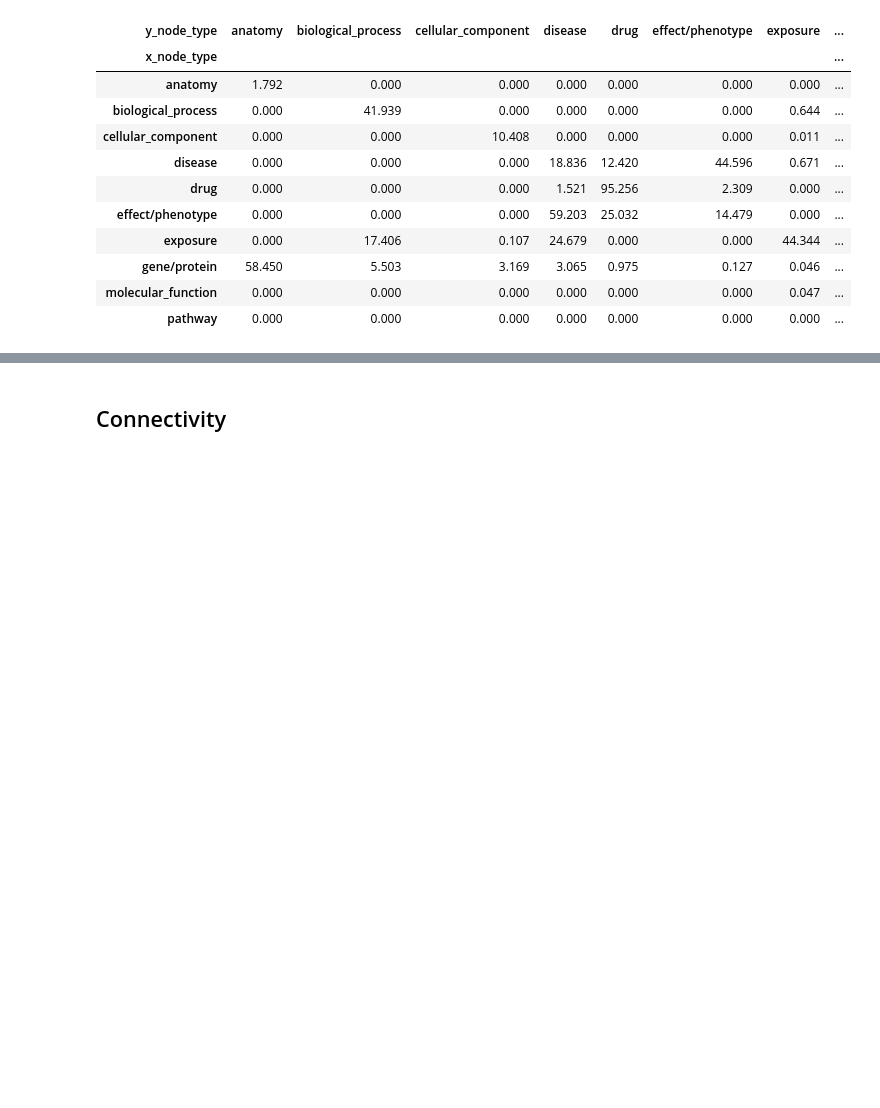
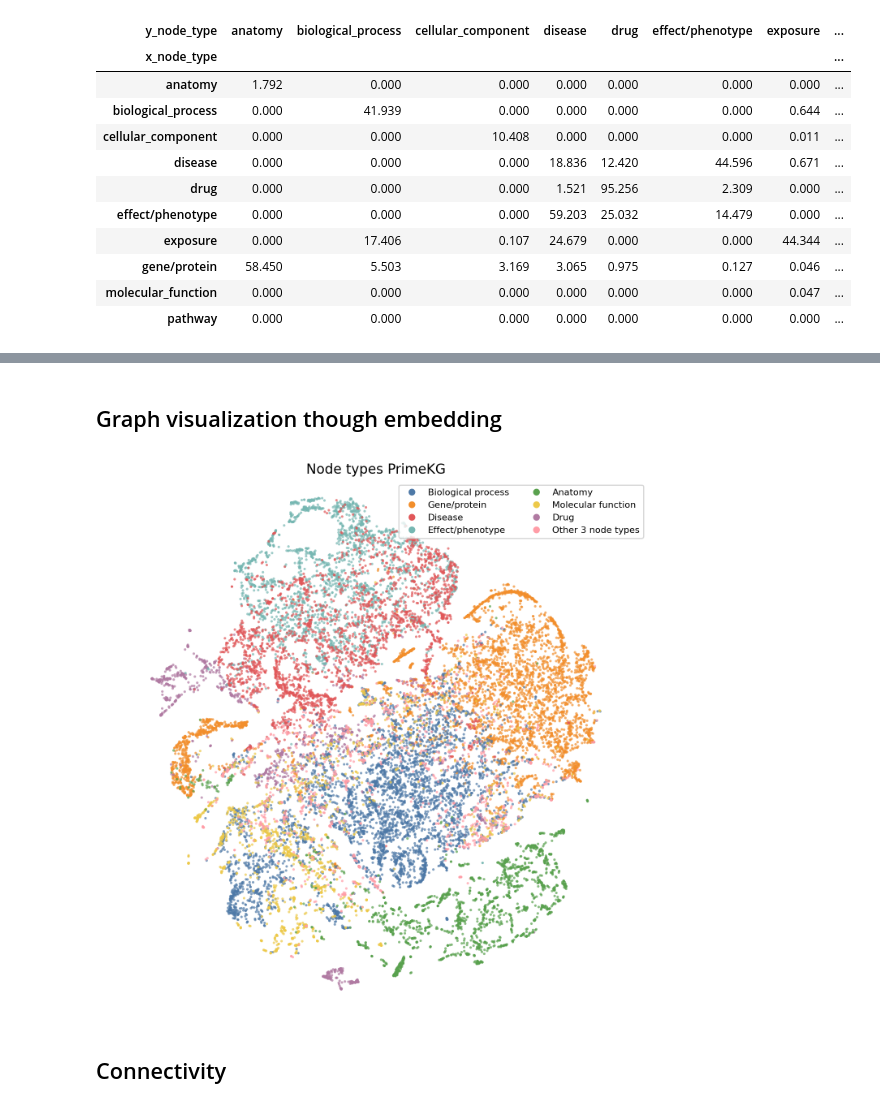
Before and after one commit to LuciaMellini/PatientKG, a Jupyter notebook: code/PrimeKG_Analysis/PrimeKG_analysis.ipynb, the cells around one changed output, grey strips where cells are left out. Saved outputs shown, nothing was run; the diff lists cells and outputs as text; code cells hidden in the pictures; blank space fills up the shorter version.

Commit message:
add PrimeKG visualization through embedding

```diff
--- a/code/PrimeKG_Analysis/PrimeKG_analysis.ipynb
+++ b/code/PrimeKG_Analysis/PrimeKG_analysis.ipynb
@@ -257,3 +195,74 @@ weighed_hypergraph_node_types(percentage_link_counts, 0.2)
+# %% [markdown]
+## Graph visualization though embedding
+# %%
+from grape import Graph, GraphVisualizer
+from grape.embedders import Node2VecSkipGramEnsmallen
+
+# # Graph sample
+# node_sample = nodes.sample(500)
+# edge_sample = edges[(edges['x_idx'].isin(node_sample['node_idx'])) & (edges['y_idx'].isin(node_sample['node_idx']))]
+
+g = Graph.from_pd(
+    edges_df = edges,
+    nodes_df = nodes,
+    node_name_column = 'node_idx',
+    node_type_column = 'node_type',
+    edge_src_column = 'x_idx',
+    edge_dst_column = 'y_idx',
+    edge_type_column = 'relation',
+    directed = False,
+    name = 'PrimeKG'
+)
+embedding=Node2VecSkipGramEnsmallen(
+                    embedding_size=10,
+                    return_weight=.25,
+                    explore_weight=4,
+                    #change_node_type_weight=.0001,
+                    #change_edge_type_weight=param[3],
+        )
+import os
+if not os.path.exists('node_embeddings.csv'):
+    emb = embedding.fit_transform(g)
+    emb_dump = embedding.dump()
+    emb_dump['node_embeddings'][0].to_csv('node_embeddings.csv', index=False)
+else:
+    emb = pd.read_csv('node_embeddings.csv').to_numpy()
+
+vis = GraphVisualizer(
+            graph=g,
+            automatically_display_on_notebooks=False,
+            decomposition_method = 'TSNE',
+        )
+vis.fit_nodes(emb)
+vis.plot_node_types()
+plt.show()
+# nodes_positions = vis._node_decomposition
+# nodes_types = vis._get_flatten_multi_label_and_unknown_node_types()
+
+# x=[p[0] for p in nodes_positions]
+# y=[p[1] for p in nodes_positions]
+
+# plt.rcdefaults()
+# mpl.rcParams.update(mpl.rcParamsDefault)
+
+# fig, ax = plt.subplots()
+
+# plt.scatter(x, y,
+#             marker='o',
+#             s=10,
+#             #s=20*nodes_types,
+#             c=nodes_types,
+#             #cmap=mpl.colormaps['gray'],
+#             alpha=.5)
+
+# ax.set_aspect('equal', 'box')
+# ax.set_axis_off()
+
+# fig.tight_layout()
+
+# plt.show()
+# %% [output]
+[figure, added]
 # %% [markdown]
 ## Connectivity
 # %% [markdown]
```
Also changed, not shown: parts of 14 cells of this notebook, 1 other file.
